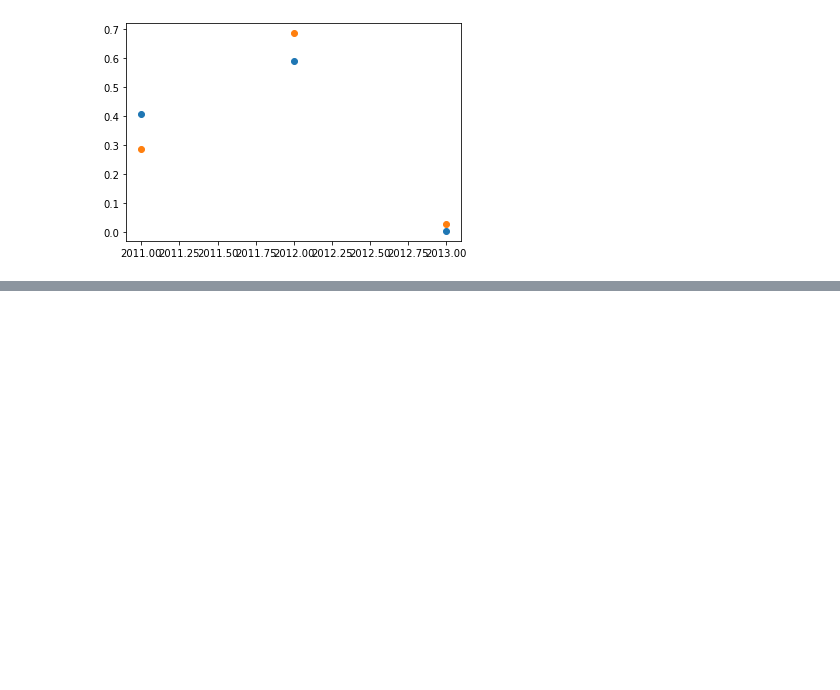
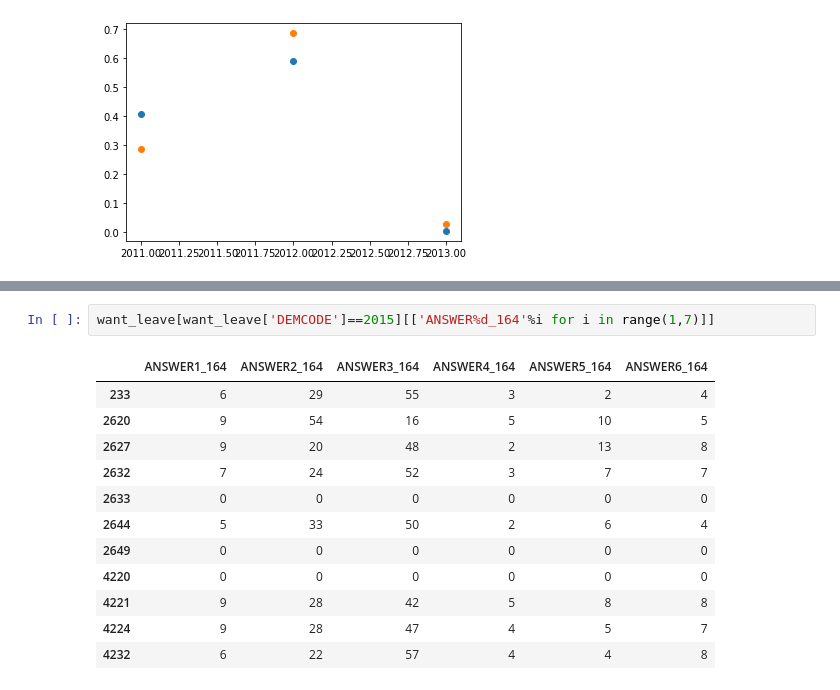
Before and after one commit to Learningchipmunk/CANDEV2022_Mobilit-, a Jupyter notebook: running_out.ipynb, the cells around one changed output, grey strips where cells are left out. Cells and saved outputs as stored; diff of their text form; blank space fills up the shorter version.

```diff
--- a/running_out.ipynb
+++ b/running_out.ipynb
@@ -61,0 +95,15 @@ plt.scatter([2011, 2012, 2013], count_bis/sum(count_bis))
+# %%
+want_leave[want_leave['DEMCODE']==2015][['ANSWER%d_164'%i for i in range(1,7)]]
+# %% [output]
+|  | ANSWER1_164 | ANSWER2_164 | ANSWER3_164 | ANSWER4_164 | ANSWER5_164 | ANSWER6_164 |
+| 233 | 6 | 29 | 55 | 3 | 2 | 4 |
+| 2620 | 9 | 54 | 16 | 5 | 10 | 5 |
+| 2627 | 9 | 20 | 48 | 2 | 13 | 8 |
+| 2632 | 7 | 24 | 52 | 3 | 7 | 7 |
+| 2633 | 0 | 0 | 0 | 0 | 0 | 0 |
+| 2644 | 5 | 33 | 50 | 2 | 6 | 4 |
+| 2649 | 0 | 0 | 0 | 0 | 0 | 0 |
+| 4220 | 0 | 0 | 0 | 0 | 0 | 0 |
+| 4221 | 9 | 28 | 42 | 5 | 8 | 8 |
+| 4224 | 9 | 28 | 47 | 4 | 5 | 7 |
+| 4232 | 6 | 22 | 57 | 4 | 4 | 8 |
```
Also changed, not shown: parts of 8 cells of this notebook, 2 other files.
